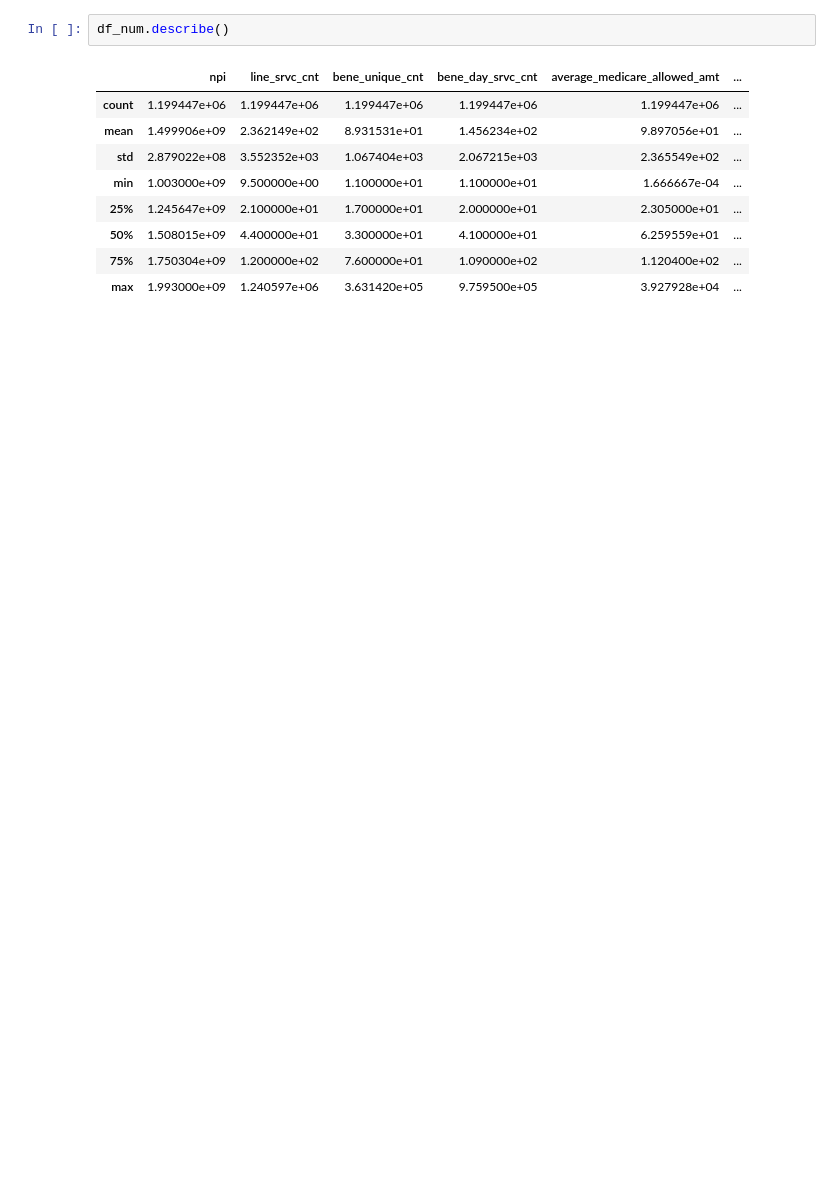
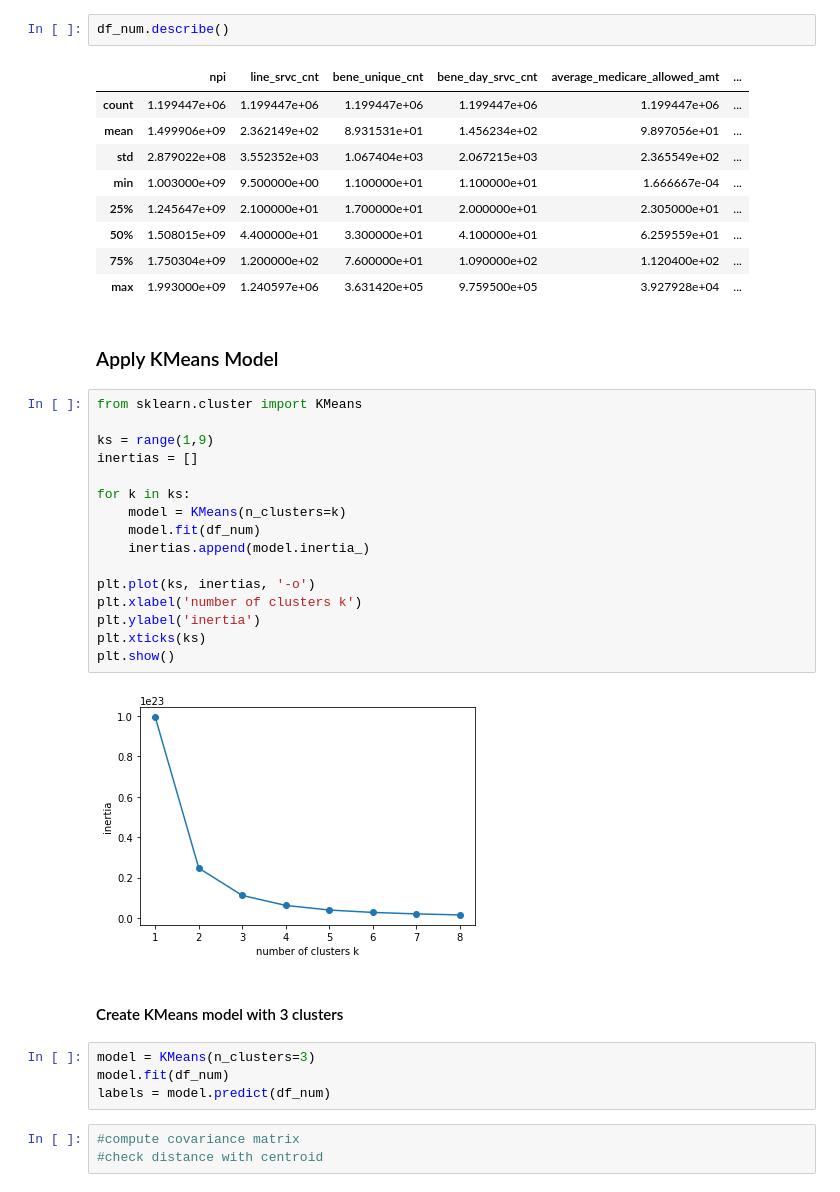
Before and after one commit to radsn/Medicare_anomaly_detection, a Jupyter notebook: Rads_EDA.ipynb, the cells around one changed output. Cells and saved outputs as stored; diff of their text form; blank space fills up the shorter version.

```diff
--- a/Rads_EDA.ipynb
+++ b/Rads_EDA.ipynb
@@ -128,3 +142,32 @@ df_num.describe()
 | 50% | 1.508015e+09 | 4.400000e+01 | 3.300000e+01 | 4.100000e+01 | 6.259559e+01 | ... |
 | 75% | 1.750304e+09 | 1.200000e+02 | 7.600000e+01 | 1.090000e+02 | 1.120400e+02 | ... |
 | max | 1.993000e+09 | 1.240597e+06 | 3.631420e+05 | 9.759500e+05 | 3.927928e+04 | ... |
+# %% [markdown]
+### Apply KMeans Model
+# %%
+from sklearn.cluster import KMeans
+
+ks = range(1,9)
+inertias = []
+
+for k in ks:
+    model = KMeans(n_clusters=k)
+    model.fit(df_num)
+    inertias.append(model.inertia_)
+
+plt.plot(ks, inertias, '-o')
+plt.xlabel('number of clusters k')
+plt.ylabel('inertia')
+plt.xticks(ks)
+plt.show()
+# %% [output]
+[figure, added]
+# %% [markdown]
+#### Create KMeans model with 3 clusters
+# %%
+model = KMeans(n_clusters=3)
+model.fit(df_num)
+labels = model.predict(df_num)
+# %%
+#compute covariance matrix
+#check distance with centroid
```
Also changed, not shown: parts of 3 cells of this notebook, 2 other files.
